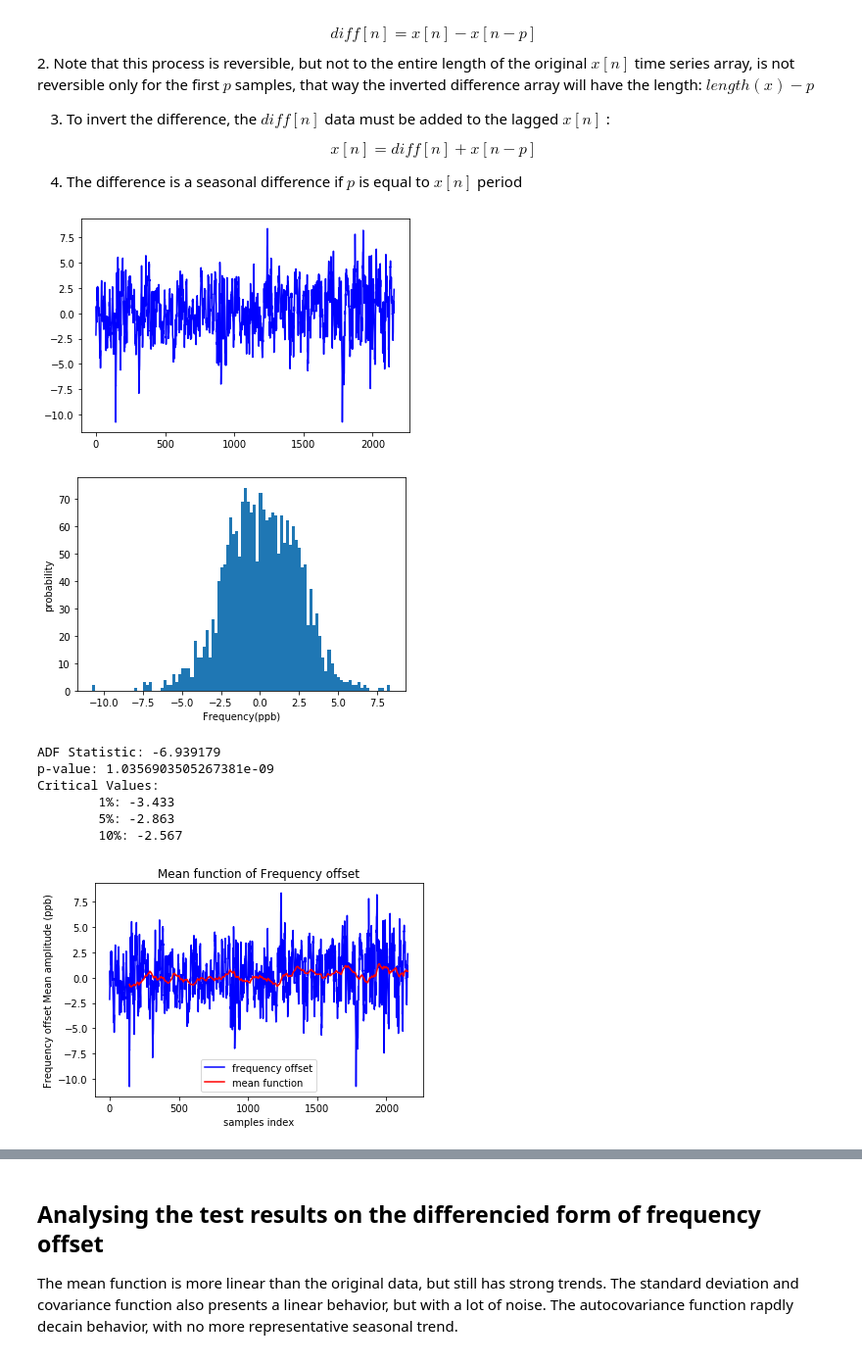
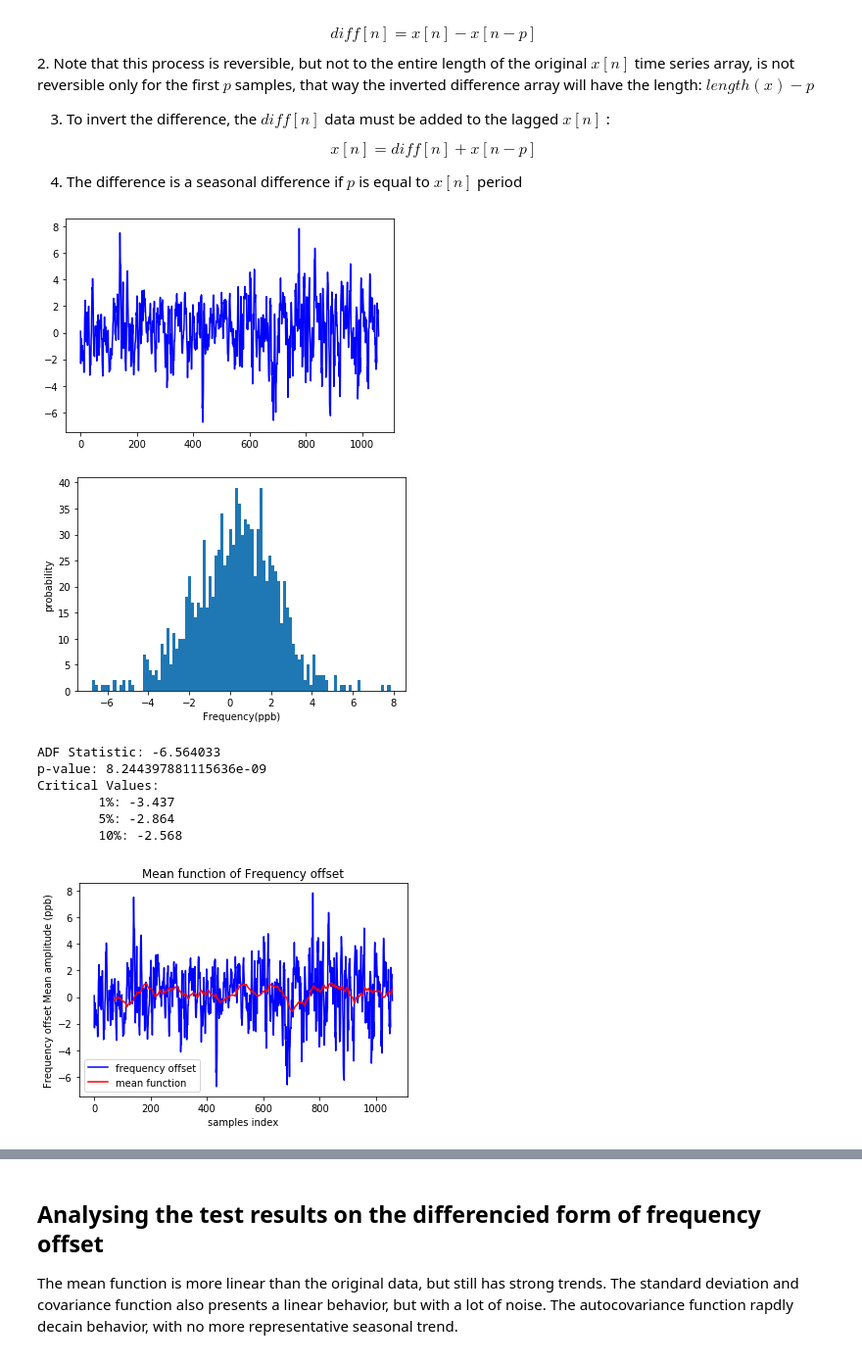
Before and after one commit to rodgdutra/Neural_network, a Jupyter notebook: time_series_bovespa/ibov_time_series.ipynb, the cells around one changed output, grey strips where cells are left out. Shown at 98% size. Drawn from its saved outputs; the diff is of its cells as text; code cells hidden in the pictures.

```diff
--- a/time_series_bovespa/ibov_time_series.ipynb
+++ b/time_series_bovespa/ibov_time_series.ipynb
@@ -205,11 +206,11 @@ open_p = data[:,2]
 high   = data[:,3]
 low    = data[:,4]
 volume = data[:,5]
-price = np.array(price,dtype=float)
-open_p = np.array(open_p,dtype=float)
-high   = np.array(high,dtype=float)
-low    = np.array(low,dtype=float)
-volume = np.array(volume,dtype=float)
+price = np.array(price[1100:],dtype=float)
+open_p = np.array(open_p[1100:],dtype=float)
+high   = np.array(high[1100:],dtype=float)
+low    = np.array(low[1100:],dtype=float)
+volume = np.array(volume[1100:],dtype=float)
 
 pprint.pprint(dataframe)
 # %% [output]
@@ -378,7 +379,7 @@ plt.show()
    4. The difference is a seasonal difference if $p$ is equal to $x[n]$ period
 # %%
 # With the period, a seasonal differentiation could be applied
-lag = 8
+lag = 5
 price_test = price
 price_test = np.array(price_test[lag:]) - np.array(price_test[:-lag])
 
@@ -418,39 +419,49 @@ plt.figure()
 plt.plot(norm_diff_freq, "b", label="frequency offset")
 plt.plot(mean[0], std, "g", label="standard deviation function")
 plt.xlabel("samples index")
 plt.ylabel("(ppb)")
 plt.title("Standard deviation function")
 plt.legend()
 plt.show()
 
 plt.figure()
 plt.plot(norm_diff_freq, "b", label="frequency offset")
 plt.plot(mean[0], s_moment, "g", label="Second moment function")
 plt.xlabel("samples index")
 plt.ylabel("(ppb)")
 plt.title("Second moment function")
 plt.legend()
 plt.show()
 
 # Autocorrelation function
 # If frequency offset is non stationary the autocorrelation plot will show periodic behavior
 plt.figure(figsize=(14, 6), dpi= 80, facecolor='w', edgecolor='k')
 # pd.plotting.autocorrelation_plot(norm_diff_freq)
 pd.plotting.autocorrelation_plot(norm_diff_freq)
 plt.show()
 
 
+ax = plt.xcorr(norm_diff_freq,norm_diff_freq, maxlags=200)
+
+plt.figure(figsize=(10, 4), dpi= 80, facecolor='w', edgecolor='k')
+lags = ax[0][200:]
+corr = ax[1][200:]
+plt.plot(lags,corr)
+plt.ylabel('Autocorrelação')
+plt.xlabel('Atrasos')
+plt.grid(True)
+plt.show()
 # Based on the autocorrelation plot, is correct to infer that
 # the data has a strong seasonality based on the sinusoidal
 # behavior on the autocorrelation plot.
 # The frequency offset period is next to 1140 samples
 # %% [output]
-[figure, old version]
+[figure, new version]
-[figure, old version]
+[figure, new version]
-ADF Statistic: -6.939179
-p-value: 1.0356903505267381e-09
+ADF Statistic: -6.564033
+p-value: 8.244397881115636e-09
 Critical Values:
-        1%: -3.433
-        5%: -2.863
-        10%: -2.567
+        1%: -3.437
+        5%: -2.864
+        10%: -2.568
-[figure, old version]
+[figure, new version]
```
Also changed, not shown: parts of 25 cells of this notebook.
